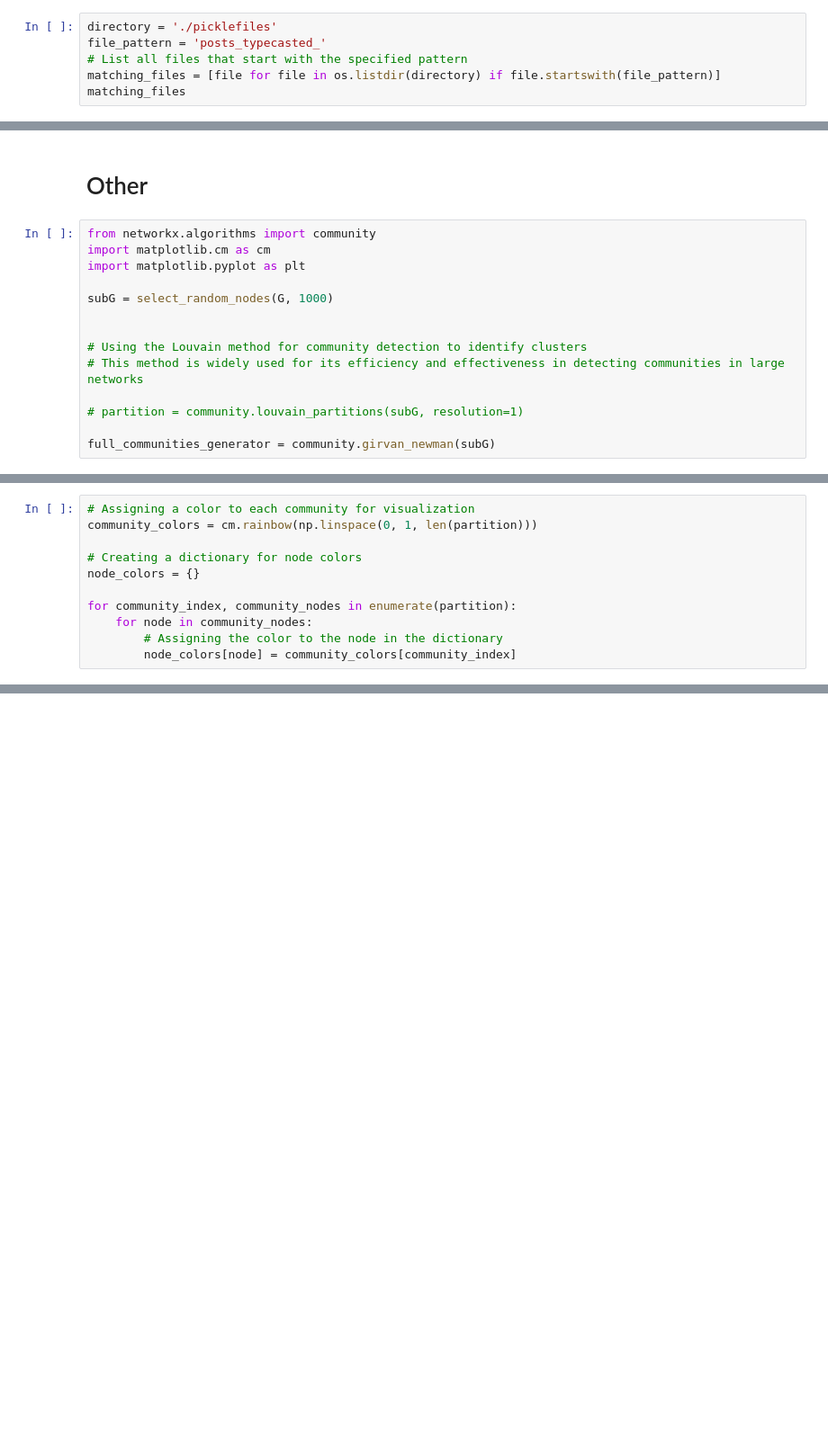
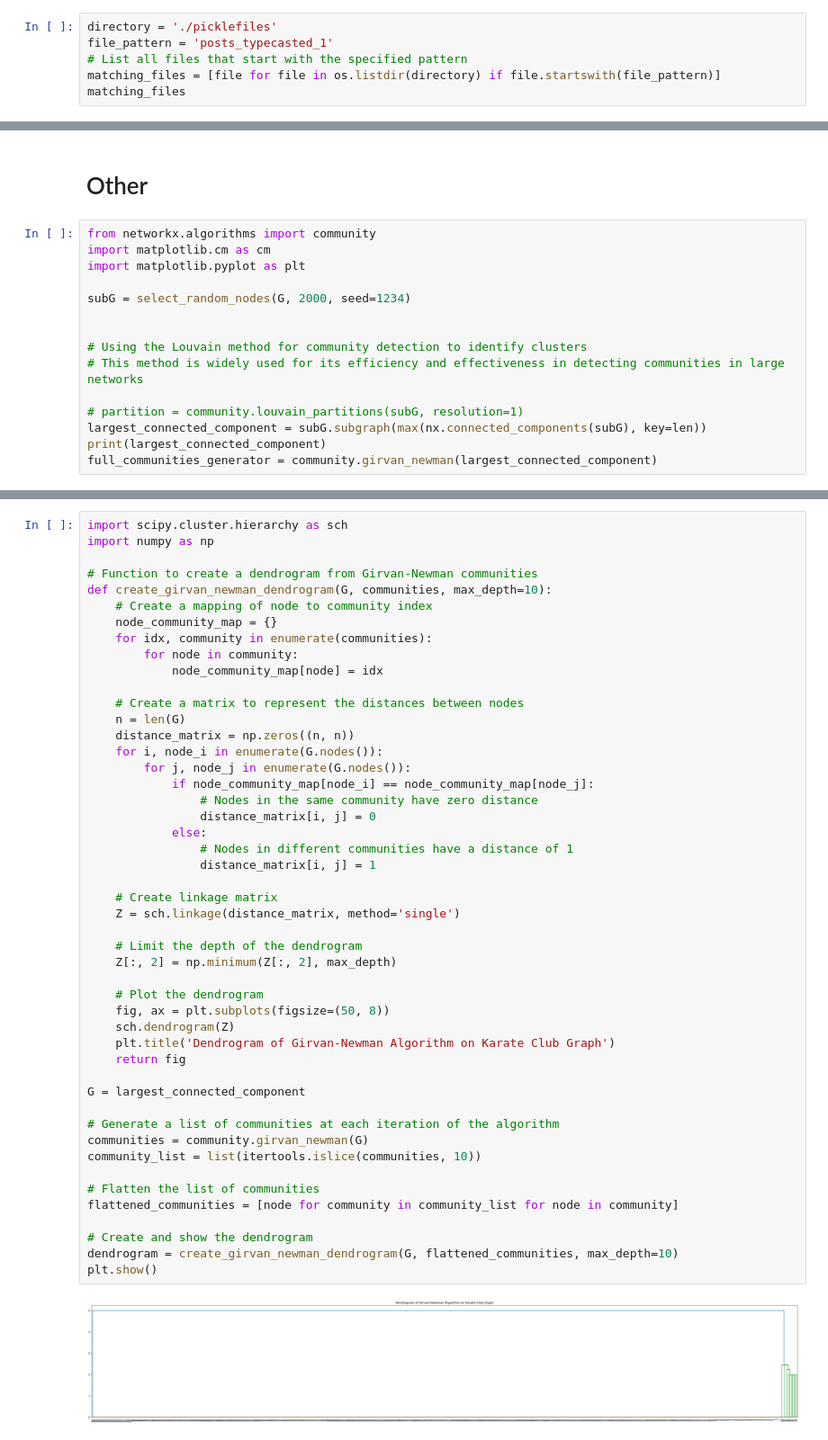
Before and after one commit to pierrehogenhaug/compToolsForDSProject, a Jupyter notebook: topics_alex.ipynb, the cells around one changed output, grey strips where cells are left out. Shown at 90% size. Drawn from its saved outputs; the diff is of its cells as text; blank space fills up the shorter version.

```diff
--- a/topics_alex.ipynb
+++ b/topics_alex.ipynb
@@ -15,7 +15,7 @@ from collections import Counter
 import os
 # %%
 directory = './picklefiles'
-file_pattern = 'posts_typecasted_'
+file_pattern = 'posts_typecasted_1'
 # List all files that start with the specified pattern
 matching_files = [file for file in os.listdir(directory) if file.startswith(file_pattern)]
 matching_files
@@ -722,13 +788,14 @@ from networkx.algorithms import community
 import matplotlib.cm as cm
 import matplotlib.pyplot as plt
 
-subG = select_random_nodes(G, 1000)
+subG = select_random_nodes(G, 2000, seed=1234)
 
 
 # Using the Louvain method for community detection to identify clusters
 # This method is widely used for its efficiency and effectiveness in detecting communities in large networks
 
 # partition = community.louvain_partitions(subG, resolution=1)
-
-full_communities_generator = community.girvan_newman(subG)
+largest_connected_component = subG.subgraph(max(nx.connected_components(subG), key=len))
+print(largest_connected_component)
+full_communities_generator = community.girvan_newman(largest_connected_component)
 # %% [output]
@@ -746,11 +802,0 @@ num_full_communities
-# %%
-# Assigning a color to each community for visualization
-community_colors = cm.rainbow(np.linspace(0, 1, len(partition)))
-
-# Creating a dictionary for node colors
-node_colors = {}
-
-for community_index, community_nodes in enumerate(partition):
-    for node in community_nodes:
-        # Assigning the color to the node in the dictionary
-        node_colors[node] = community_colors[community_index]
@@ -765,0 +803,50 @@ plt.show()
+# %%
+import scipy.cluster.hierarchy as sch
+import numpy as np
+
+# Function to create a dendrogram from Girvan-Newman communities
+def create_girvan_newman_dendrogram(G, communities, max_depth=10):
+    # Create a mapping of node to community index
+    node_community_map = {}
+    for idx, community in enumerate(communities):
+        for node in community:
+            node_community_map[node] = idx
+
+    # Create a matrix to represent the distances between nodes
+    n = len(G)
+    distance_matrix = np.zeros((n, n))
+    for i, node_i in enumerate(G.nodes()):
+        for j, node_j in enumerate(G.nodes()):
+            if node_community_map[node_i] == node_community_map[node_j]:
+                # Nodes in the same community have zero distance
+                distance_matrix[i, j] = 0
+            else:
+                # Nodes in different communities have a distance of 1
+                distance_matrix[i, j] = 1
+
+    # Create linkage matrix
+    Z = sch.linkage(distance_matrix, method='single')
+
+    # Limit the depth of the dendrogram
+    Z[:, 2] = np.minimum(Z[:, 2], max_depth)
+
+    # Plot the dendrogram
+    fig, ax = plt.subplots(figsize=(50, 8))
+    sch.dendrogram(Z)
+    plt.title('Dendrogram of Girvan-Newman Algorithm on Karate Club Graph')
+    return fig
+
+G = largest_connected_component
+
+# Generate a list of communities at each iteration of the algorithm
+communities = community.girvan_newman(G)
+community_list = list(itertools.islice(communities, 10))
+
+# Flatten the list of communities
+flattened_communities = [node for community in community_list for node in community]
+
+# Create and show the dendrogram
+dendrogram = create_girvan_newman_dendrogram(G, flattened_communities, max_depth=10)
+plt.show()
+# %% [output]
+[figure, added]
```
Also changed, not shown: parts of 26 cells of this notebook, 2 other files.
